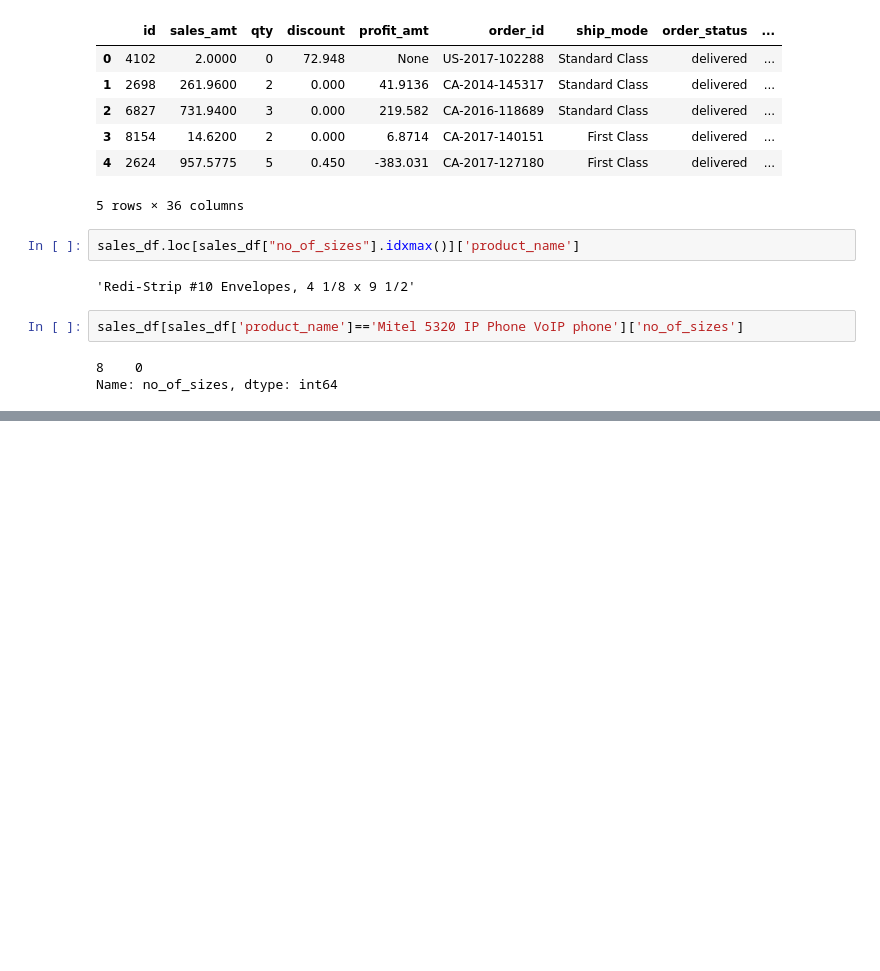
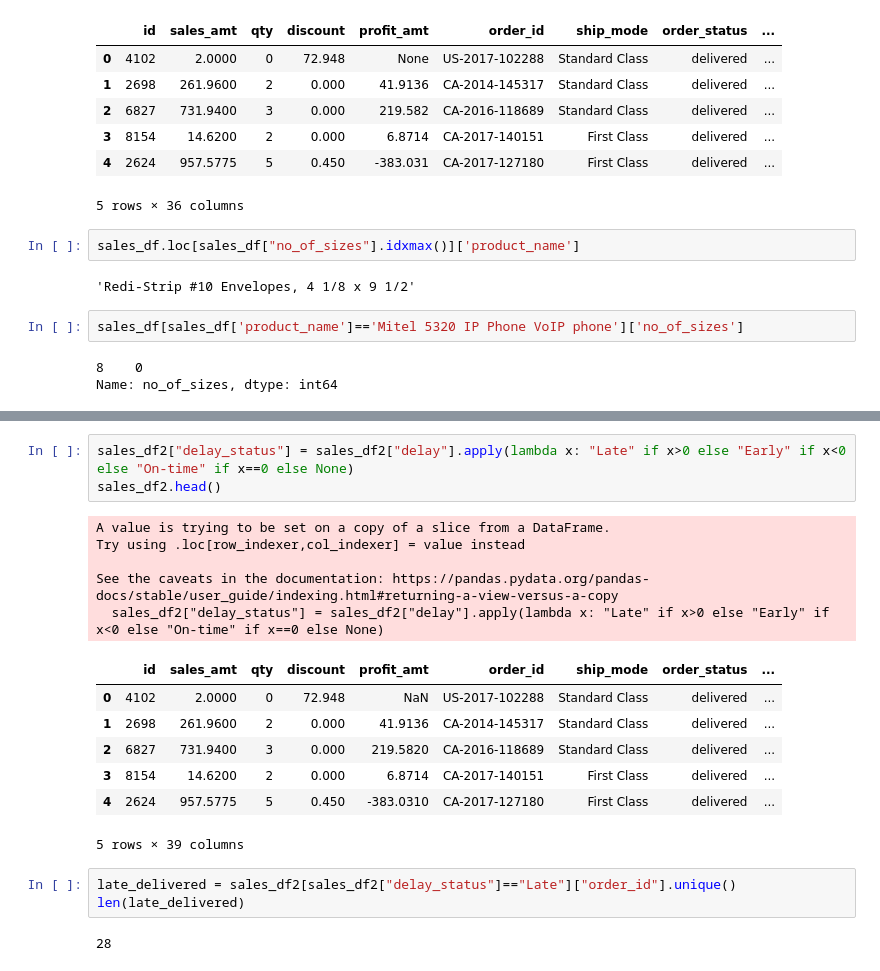
Before and after one commit to Boddulasankeerthana/Boddulasankeerthana_globalmart_processing, a Jupyter notebook: functions.ipynb, the cells around one changed output, grey strips where cells are left out. Cells and saved outputs as stored; diff of their text form; blank space fills up the shorter version.

```diff
--- a/functions.ipynb
+++ b/functions.ipynb
@@ -113,0 +227,21 @@ Name: no_of_sizes, dtype: int64
+# %%
+sales_df2["delay_status"] = sales_df2["delay"].apply(lambda x: "Late" if x>0 else "Early" if x<0 else "On-time" if x==0 else None)
+sales_df2.head()
+# %% [output]
+A value is trying to be set on a copy of a slice from a DataFrame.
+Try using .loc[row_indexer,col_indexer] = value instead
+
+See the caveats in the documentation: https://pandas.pydata.org/pandas-docs/stable/user_guide/indexing.html#returning-a-view-versus-a-copy
+  sales_df2["delay_status"] = sales_df2["delay"].apply(lambda x: "Late" if x>0 else "Early" if x<0 else "On-time" if x==0 else None)
+|  | id | sales_amt | qty | discount | profit_amt | order_id | ship_mode | order_status | ... |
+| 0 | 4102 | 2.0000 | 0 | 72.948 | NaN | US-2017-102288 | Standard Class | delivered | ... |
+| 1 | 2698 | 261.9600 | 2 | 0.000 | 41.9136 | CA-2014-145317 | Standard Class | delivered | ... |
+| 2 | 6827 | 731.9400 | 3 | 0.000 | 219.5820 | CA-2016-118689 | Standard Class | delivered | ... |
+| 3 | 8154 | 14.6200 | 2 | 0.000 | 6.8714 | CA-2017-140151 | First Class | delivered | ... |
+| 4 | 2624 | 957.5775 | 5 | 0.450 | -383.0310 | CA-2017-127180 | First Class | delivered | ... |
+5 rows × 39 columns
+# %%
+late_delivered = sales_df2[sales_df2["delay_status"]=="Late"]["order_id"].unique()
+len(late_delivered)
+# %% [output]
+28
```
Also changed, not shown: parts of 12 cells of this notebook, 1 other file.
